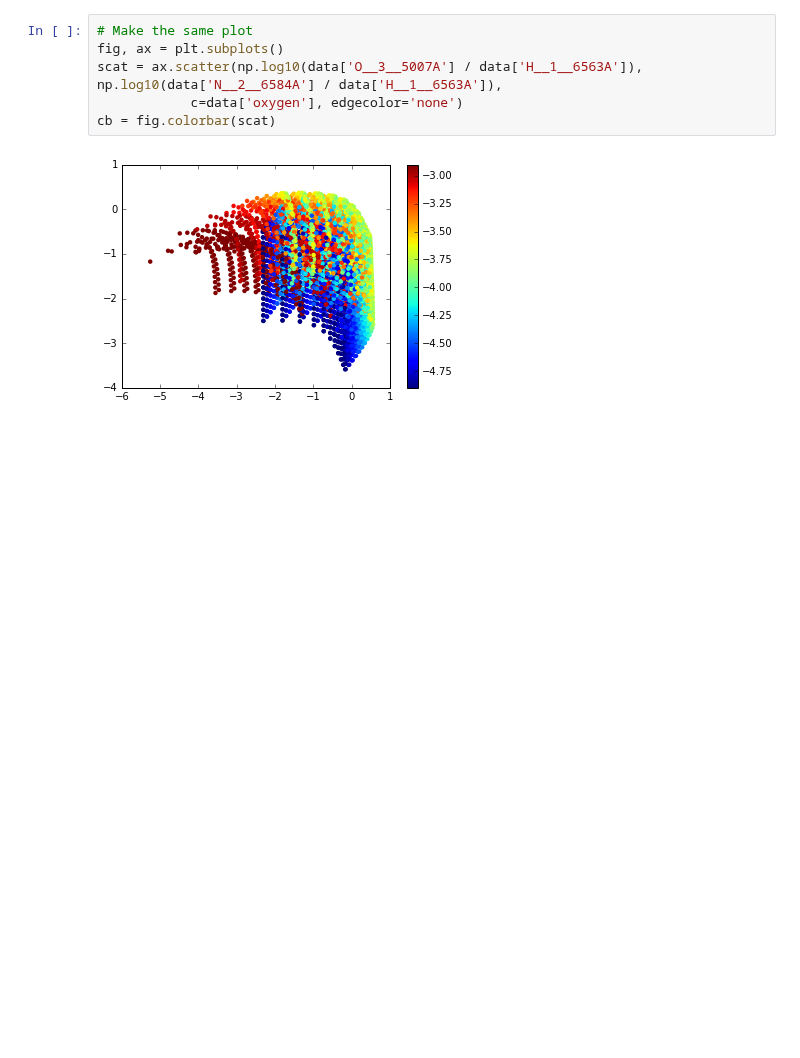
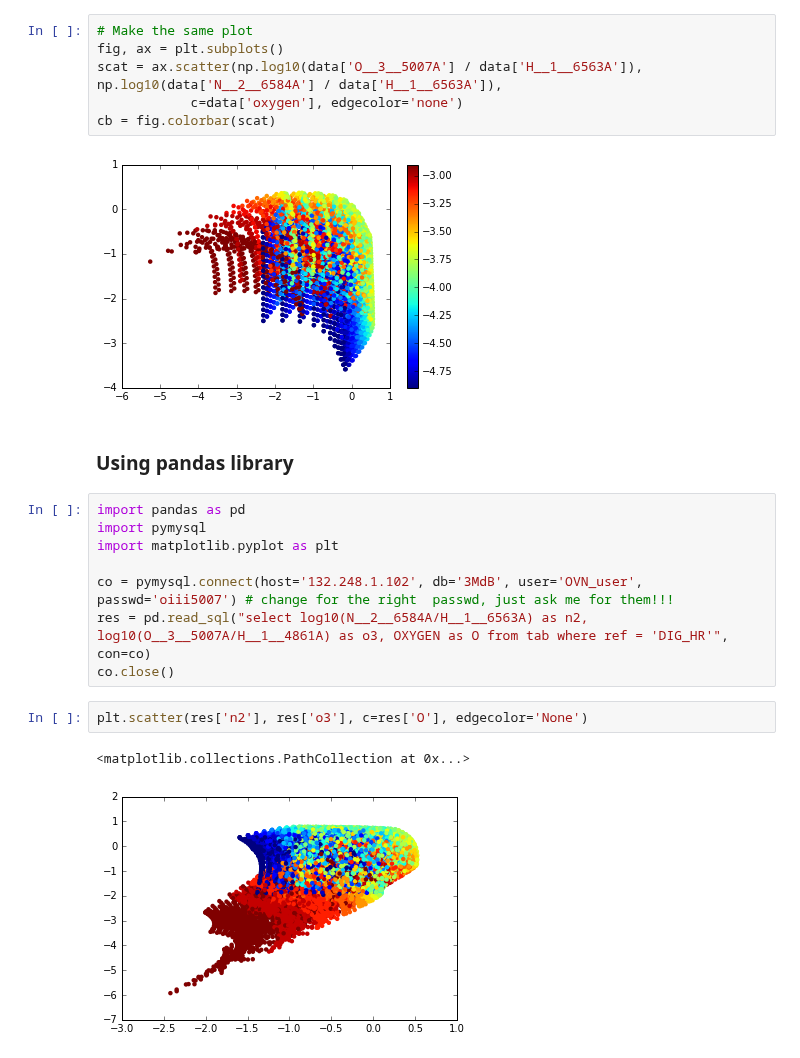
Before and after one commit to Morisset/Python-lectures-Notebooks, a Jupyter notebook: Notebooks/Using_PyMySQL.ipynb, the cells around one changed output. Drawn from its saved outputs; the diff is of its cells as text; blank space fills up the shorter version.

Commit message:
adding pandas to mysql

```diff
--- a/Notebooks/Using_PyMySQL.ipynb
+++ b/Notebooks/Using_PyMySQL.ipynb
@@ -326,3 +326,18 @@ scat = ax.scatter(np.log10(data['O__3__5007A'] / data['H__1__6563A']), np.log10(
 cb = fig.colorbar(scat)
 # %% [output]
 [figure]
+# %% [markdown]
+### Using pandas library
+# %%
+import pandas as pd
+import pymysql
+import matplotlib.pyplot as plt
+
+co = pymysql.connect(host='132.248.1.102', db='3MdB', user='OVN_user', passwd='oiii5007') # change for the right  passwd, just ask me for them!!!
+res = pd.read_sql("select log10(N__2__6584A/H__1__6563A) as n2, log10(O__3__5007A/H__1__4861A) as o3, OXYGEN as O from tab where ref = 'DIG_HR'", con=co)
+co.close()
+# %%
+plt.scatter(res['n2'], res['o3'], c=res['O'], edgecolor='None')
+# %% [output]
+<matplotlib.collections.PathCollection at 0x...>
+[figure, added]
```
